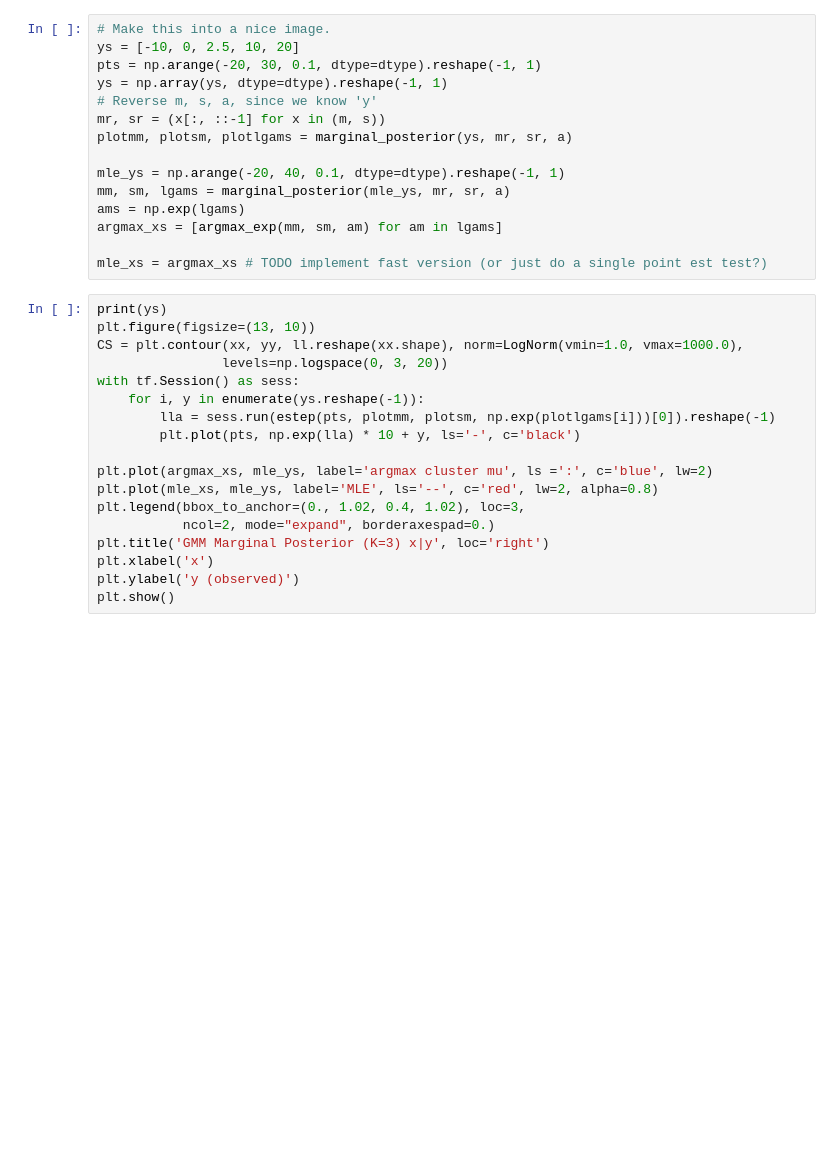
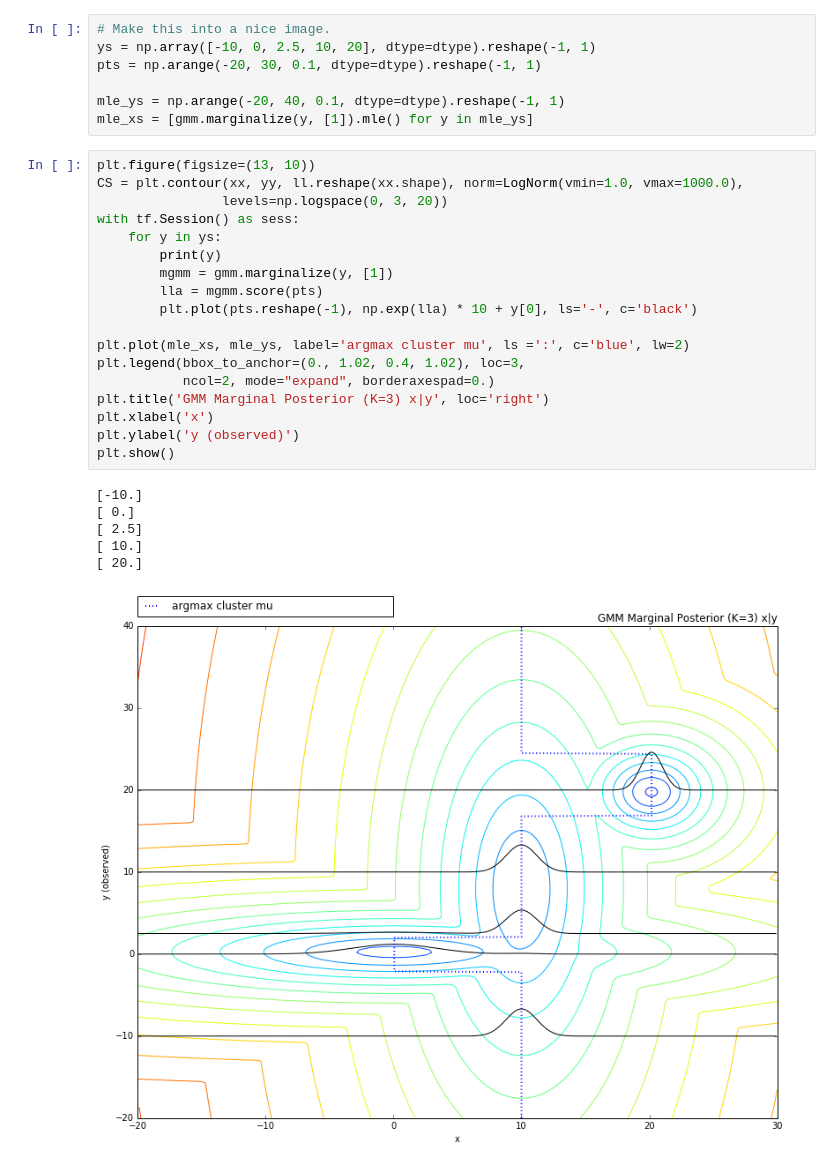
Before and after one commit to vlad17/learning-to-deep-learn, a Jupyter notebook: notebooks/gmm.ipynb, the cells around one changed output. Saved outputs shown, nothing was run; the diff lists cells and outputs as text; blank space fills up the shorter version.

```diff
--- a/notebooks/gmm.ipynb
+++ b/notebooks/gmm.ipynb
@@ -111,33 +106,32 @@ cluster priors
 # %%
 # Make this into a nice image.
-ys = [-10, 0, 2.5, 10, 20]
+ys = np.array([-10, 0, 2.5, 10, 20], dtype=dtype).reshape(-1, 1)
 pts = np.arange(-20, 30, 0.1, dtype=dtype).reshape(-1, 1)
-ys = np.array(ys, dtype=dtype).reshape(-1, 1)
-# Reverse m, s, a, since we know 'y'
-mr, sr = (x[:, ::-1] for x in (m, s))
-plotmm, plotsm, plotlgams = marginal_posterior(ys, mr, sr, a)
 
 mle_ys = np.arange(-20, 40, 0.1, dtype=dtype).reshape(-1, 1)
-mm, sm, lgams = marginal_posterior(mle_ys, mr, sr, a)
-ams = np.exp(lgams)
-argmax_xs = [argmax_exp(mm, sm, am) for am in lgams]
-
-mle_xs = argmax_xs # TODO implement fast version (or just do a single point est test?)
+mle_xs = [gmm.marginalize(y, [1]).mle() for y in mle_ys]
 # %%
-print(ys)
 plt.figure(figsize=(13, 10))
 CS = plt.contour(xx, yy, ll.reshape(xx.shape), norm=LogNorm(vmin=1.0, vmax=1000.0),
                 levels=np.logspace(0, 3, 20))
 with tf.Session() as sess:
-    for i, y in enumerate(ys.reshape(-1)):
-        lla = sess.run(estep(pts, plotmm, plotsm, np.exp(plotlgams[i]))[0]).reshape(-1)
-        plt.plot(pts, np.exp(lla) * 10 + y, ls='-', c='black')
+    for y in ys:
+        print(y)
+        mgmm = gmm.marginalize(y, [1])
+        lla = mgmm.score(pts)
+        plt.plot(pts.reshape(-1), np.exp(lla) * 10 + y[0], ls='-', c='black')
 
-plt.plot(argmax_xs, mle_ys, label='argmax cluster mu', ls =':', c='blue', lw=2)
-plt.plot(mle_xs, mle_ys, label='MLE', ls='--', c='red', lw=2, alpha=0.8)
+plt.plot(mle_xs, mle_ys, label='argmax cluster mu', ls =':', c='blue', lw=2)
 plt.legend(bbox_to_anchor=(0., 1.02, 0.4, 1.02), loc=3,
            ncol=2, mode="expand", borderaxespad=0.)
 plt.title('GMM Marginal Posterior (K=3) x|y', loc='right')
 plt.xlabel('x')
 plt.ylabel('y (observed)')
 plt.show()
+# %% [output]
+[-10.]
+[ 0.]
+[ 2.5]
+[ 10.]
+[ 20.]
+[figure, added]
```
Also changed, not shown: parts of 3 cells of this notebook, 1 other file.
